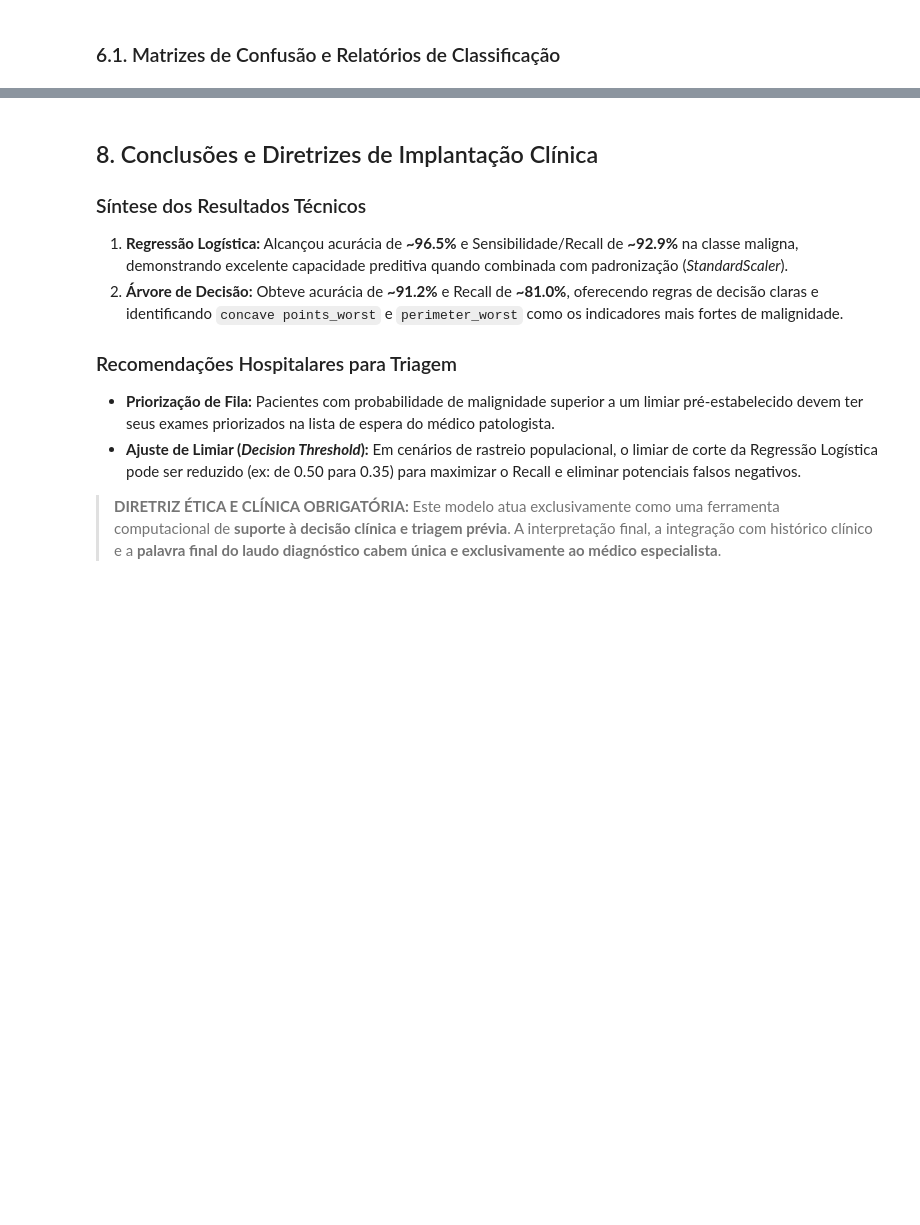
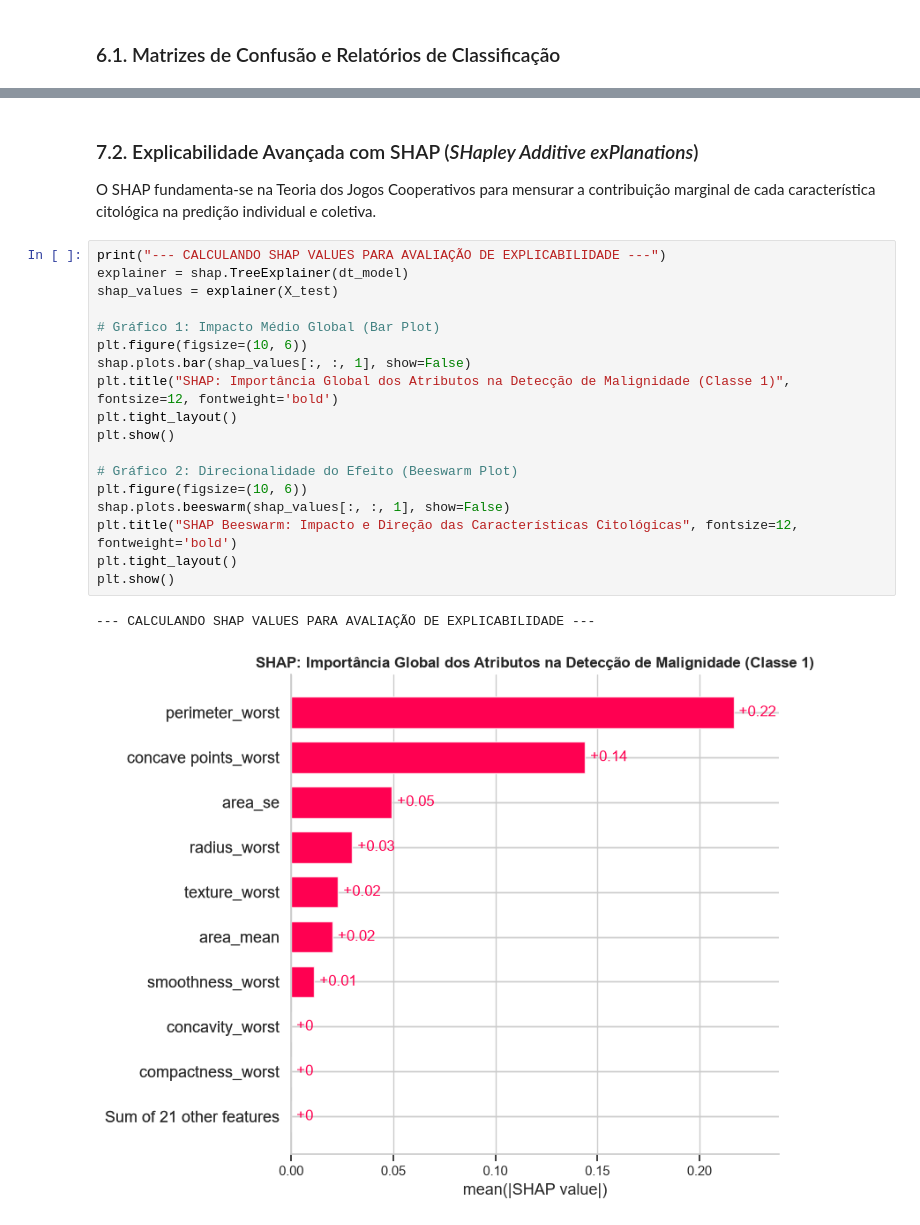
Before and after one commit to brunomirandadev/pos-tech-ia-devs-tc-fase1, a Jupyter notebook: notebook/analise_diagnostico.ipynb, the cells around one changed output, grey strips where cells are left out. Cells and saved outputs as stored; diff of their text form; blank space fills up the shorter version.

```diff
--- a/notebook/analise_diagnostico.ipynb
+++ b/notebook/analise_diagnostico.ipynb
@@ -364,12 +423,25 @@ plt.show()
-# %% [markdown]
-## 8. Conclusões e Diretrizes de Implantação Clínica
-
-### Síntese dos Resultados Técnicos
-1. **Regressão Logística:** Alcançou acurácia de **~96.5%** e Sensibilidade/Recall de **~92.9%** na classe maligna, demonstrando excelente capacidade preditiva quando combinada com padronização (*StandardScaler*).
-2. **Árvore de Decisão:** Obteve acurácia de **~91.2%** e Recall de **~81.0%**, oferecendo regras de decisão claras e identificando `concave points_worst` e `perimeter_worst` como os indicadores mais fortes de malignidade.
-
-### Recomendações Hospitalares para Triagem
-- **Priorização de Fila:** Pacientes com probabilidade de malignidade superior a um limiar pré-estabelecido devem ter seus exames priorizados na lista de espera do médico patologista.
-- **Ajuste de Limiar (*Decision Threshold*):** Em cenários de rastreio populacional, o limiar de corte da Regressão Logística pode ser reduzido (ex: de 0.50 para 0.35) para maximizar o Recall e eliminar potenciais falsos negativos.
-
-> **DIRETRIZ ÉTICA E CLÍNICA OBRIGATÓRIA:** Este modelo atua exclusivamente como uma ferramenta computacional de **suporte à decisão clínica e triagem prévia**. A interpretação final, a integração com histórico clínico e a **palavra final do laudo diagnóstico cabem única e exclusivamente ao médico especialista**.
+# %% [markdown]
+### 7.2. Explicabilidade Avançada com SHAP (*SHapley Additive exPlanations*)
+
+O SHAP fundamenta-se na Teoria dos Jogos Cooperativos para mensurar a contribuição marginal de cada característica citológica na predição individual e coletiva.
+# %%
+print("--- CALCULANDO SHAP VALUES PARA AVALIAÇÃO DE EXPLICABILIDADE ---")
+explainer = shap.TreeExplainer(dt_model)
+shap_values = explainer(X_test)
+
+# Gráfico 1: Impacto Médio Global (Bar Plot)
+plt.figure(figsize=(10, 6))
+shap.plots.bar(shap_values[:, :, 1], show=False)
+plt.title("SHAP: Importância Global dos Atributos na Detecção de Malignidade (Classe 1)", fontsize=12, fontweight='bold')
+plt.tight_layout()
+plt.show()
+
+# Gráfico 2: Direcionalidade do Efeito (Beeswarm Plot)
+plt.figure(figsize=(10, 6))
+shap.plots.beeswarm(shap_values[:, :, 1], show=False)
+plt.title("SHAP Beeswarm: Impacto e Direção das Características Citológicas", fontsize=12, fontweight='bold')
+plt.tight_layout()
+plt.show()
+# %% [output]
+--- CALCULANDO SHAP VALUES PARA AVALIAÇÃO DE EXPLICABILIDADE ---
+[figure, added]
```
Also changed, not shown: parts of 23 cells of this notebook, 14 other files.
